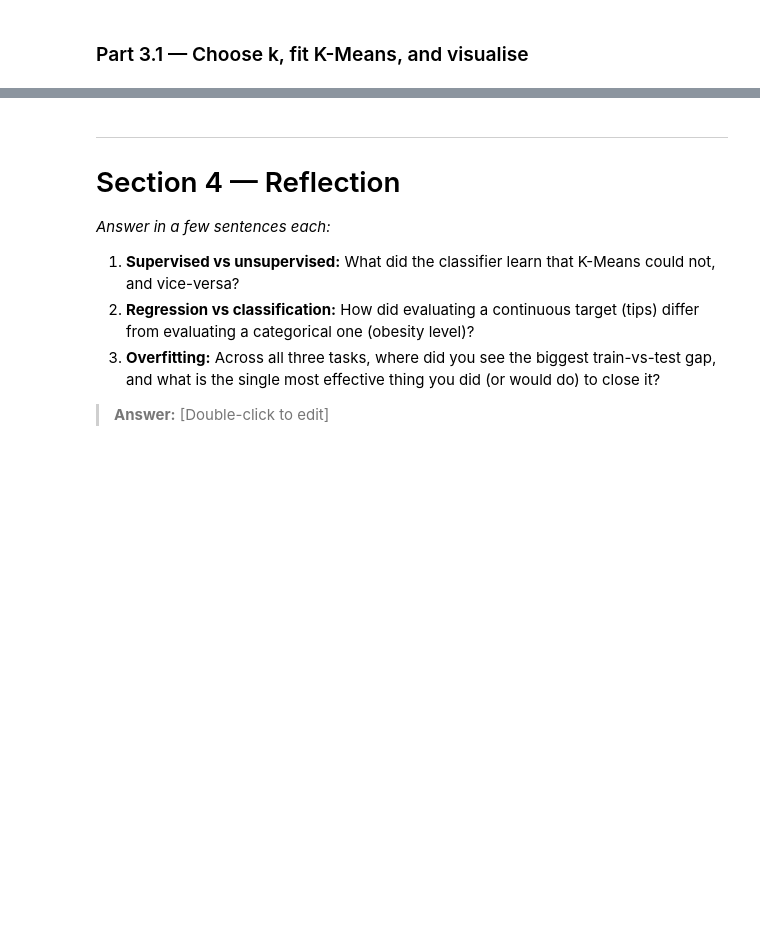
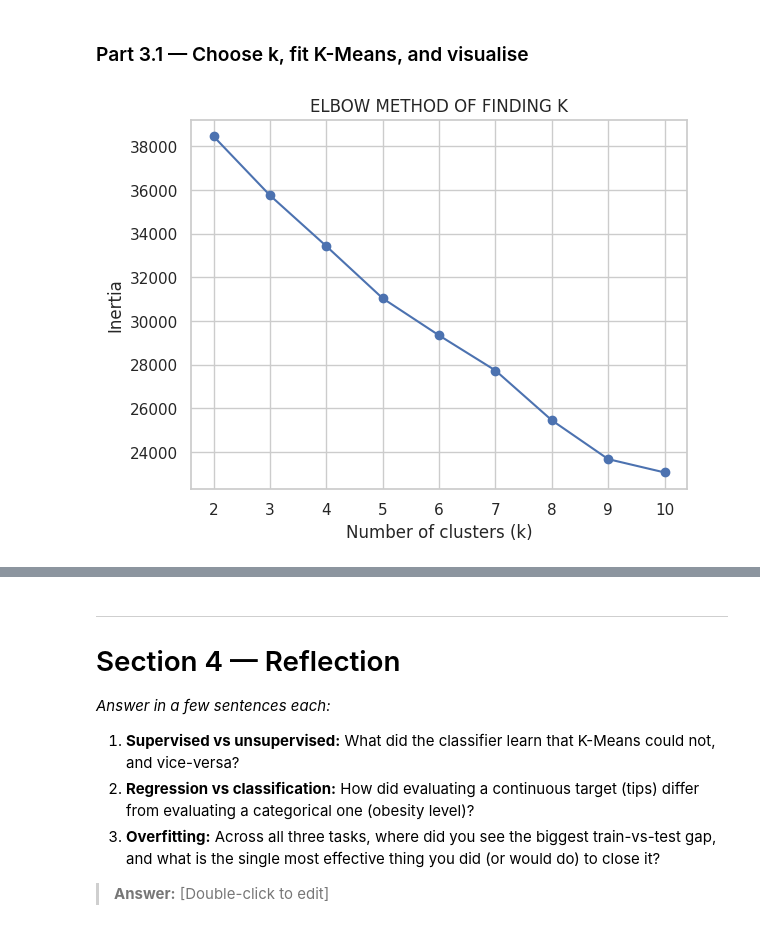
Before and after one commit to joyy-atschool/lab-2-predictive-analytics, a Jupyter notebook: lab_2_predictive_analytics.ipynb, the cells around one changed output, grey strips where cells are left out. Cells and saved outputs as stored; diff of their text form; code cells hidden in the pictures; blank space fills up the shorter version.

```diff
--- a/lab_2_predictive_analytics.ipynb
+++ b/lab_2_predictive_analytics.ipynb
@@ -755,15 +759,47 @@ and then compare those clusters to the real obesity levels.
 # %% [markdown]
 ### Part 3.1 — Choose k, fit K-Means, and visualise
 # %%
+from sklearn.cluster import KMeans
+from sklearn.metrics import silhouette_score
+import matplotlib.pyplot as plt
+from sklearn.preprocessing import StandardScaler
+
 # TODO: Use ONLY the scaled obesity features (no target) for clustering.
+X_cluster = obesity_encoded.drop(columns=['NObeyesdad'])
 
+scaler = StandardScaler()
+X_cluster_scaled = scaler.fit_transform(X_cluster)
 # TODO: Choose the number of clusters k with the Elbow method (and/or silhouette score).
 #   from sklearn.cluster import KMeans
 #   from sklearn.metrics import silhouette_score
 #   Loop k = 2..10, record inertia_ (and silhouette), and plot inertia vs k.
+inertias = []
+sil_scores = []
+
+K = range(2, 11)
+
+for k in K:
+    kmeans = KMeans(n_clusters=k, random_state=RANDOM_STATE, n_init=10)
+    labels = kmeans.fit_predict(X_cluster_scaled)
+
+    inertias.append(kmeans.inertia_)
+    sil_scores.append(silhouette_score(X_cluster_scaled, labels))
+
+
+plt.figure()
+
+plt.plot(K, inertias, marker='o')
+plt.xlabel("Number of clusters (k)")
+plt.ylabel("Inertia")
+plt.title("ELBOW METHOD OF FINDING K")
+
+plt.show()
 
 # TODO: Fit KMeans with your chosen k (random_state=RANDOM_STATE) and get cluster labels.
+final_kmeans = KMeans(n_clusters=4, random_state=RANDOM_STATE, n_init=10)
 
-# TODO: Visualise the clusters in 2D.
-#   Pick two informative features (e.g. Weight vs Height) OR reduce to 2D with PCA
-#   (from sklearn.decomposition import PCA) and colour points by cluster.
+clusters = final_kmeans.fit_predict(X_cluster_scaled)
+
+obesity_encoded['Cluster'] = clusters
+# %% [output]
+[figure, added]
```
Also changed, not shown: parts of 6 cells of this notebook.
